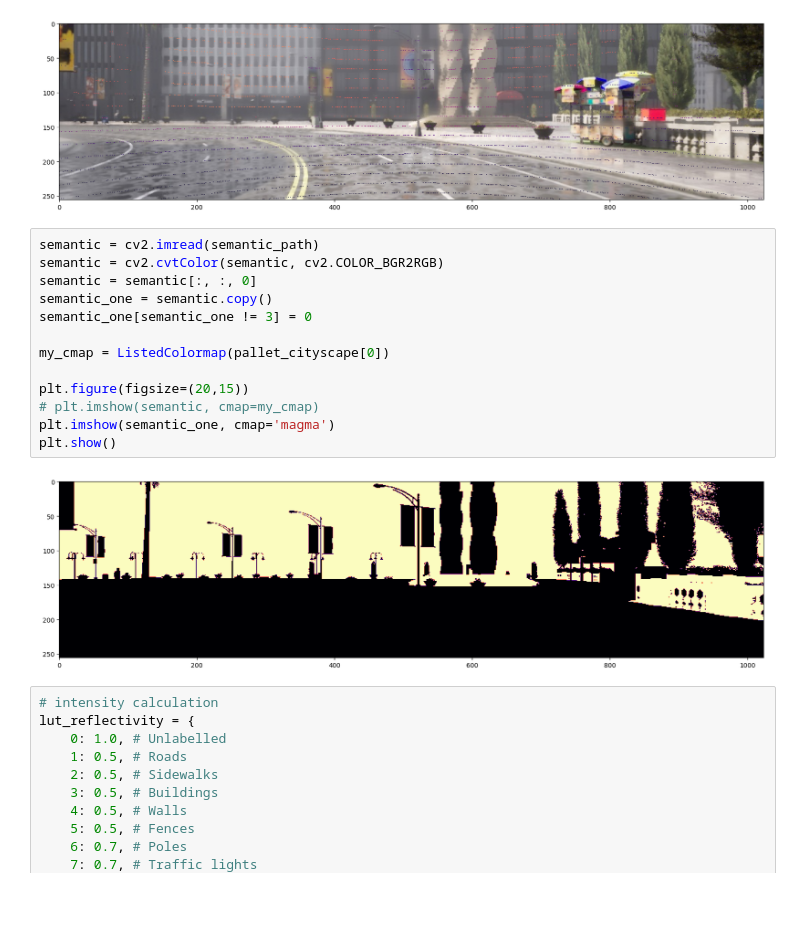
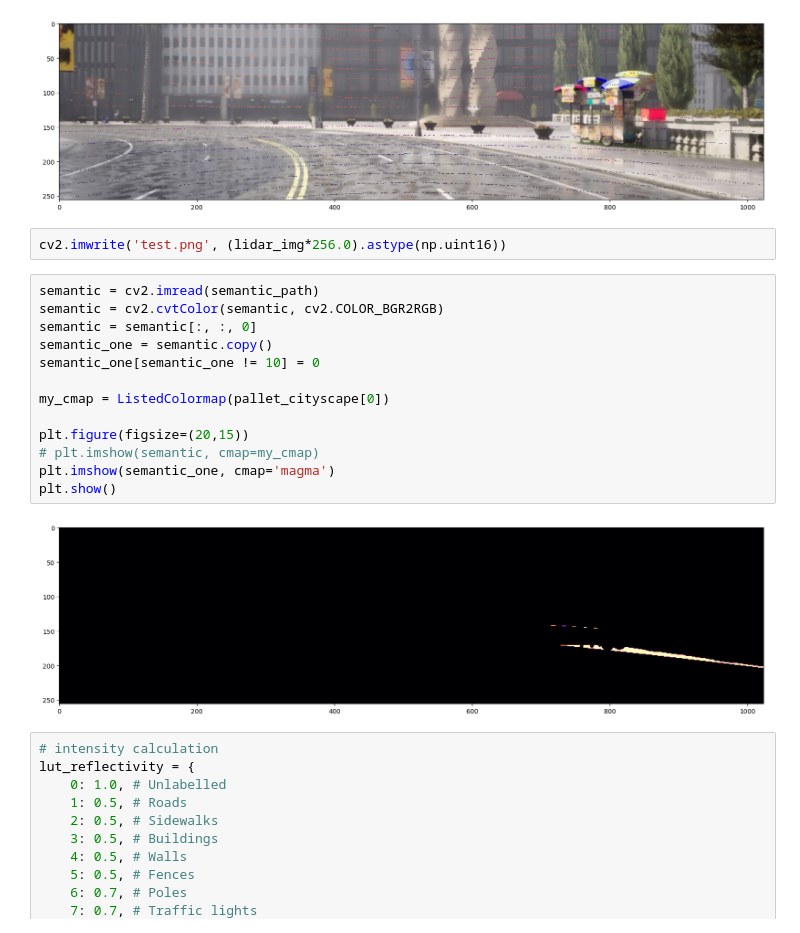
Before and after one commit to bartn8/get_dataset_from_carla, a Jupyter notebook: post-processing-lab.ipynb, the cells around one changed output. Cells and saved outputs as stored; diff of their text form; blank space fills up the shorter version.

```diff
--- a/post-processing-lab.ipynb
+++ b/post-processing-lab.ipynb
@@ -145,21 +149,23 @@ plt.imshow(cv2.cvtColor(bgr_lidar_img, cv2.COLOR_BGR2RGB))
 plt.show()
 # %% [output]
 [figure]
+# %%
+cv2.imwrite('test.png', (lidar_img*256.0).astype(np.uint16))
 # %%
 semantic = cv2.imread(semantic_path)
 semantic = cv2.cvtColor(semantic, cv2.COLOR_BGR2RGB)
 semantic = semantic[:, :, 0]
 semantic_one = semantic.copy()
-semantic_one[semantic_one != 3] = 0
+semantic_one[semantic_one != 10] = 0
 
 my_cmap = ListedColormap(pallet_cityscape[0])
 
 plt.figure(figsize=(20,15))
 # plt.imshow(semantic, cmap=my_cmap)
 plt.imshow(semantic_one, cmap='magma')
 plt.show()
 # %% [output]
-[figure, old version]
+[figure, new version]
 # %%
 # intensity calculation
 lut_reflectivity = {
```
Also changed, not shown: parts of 6 cells of this notebook.
